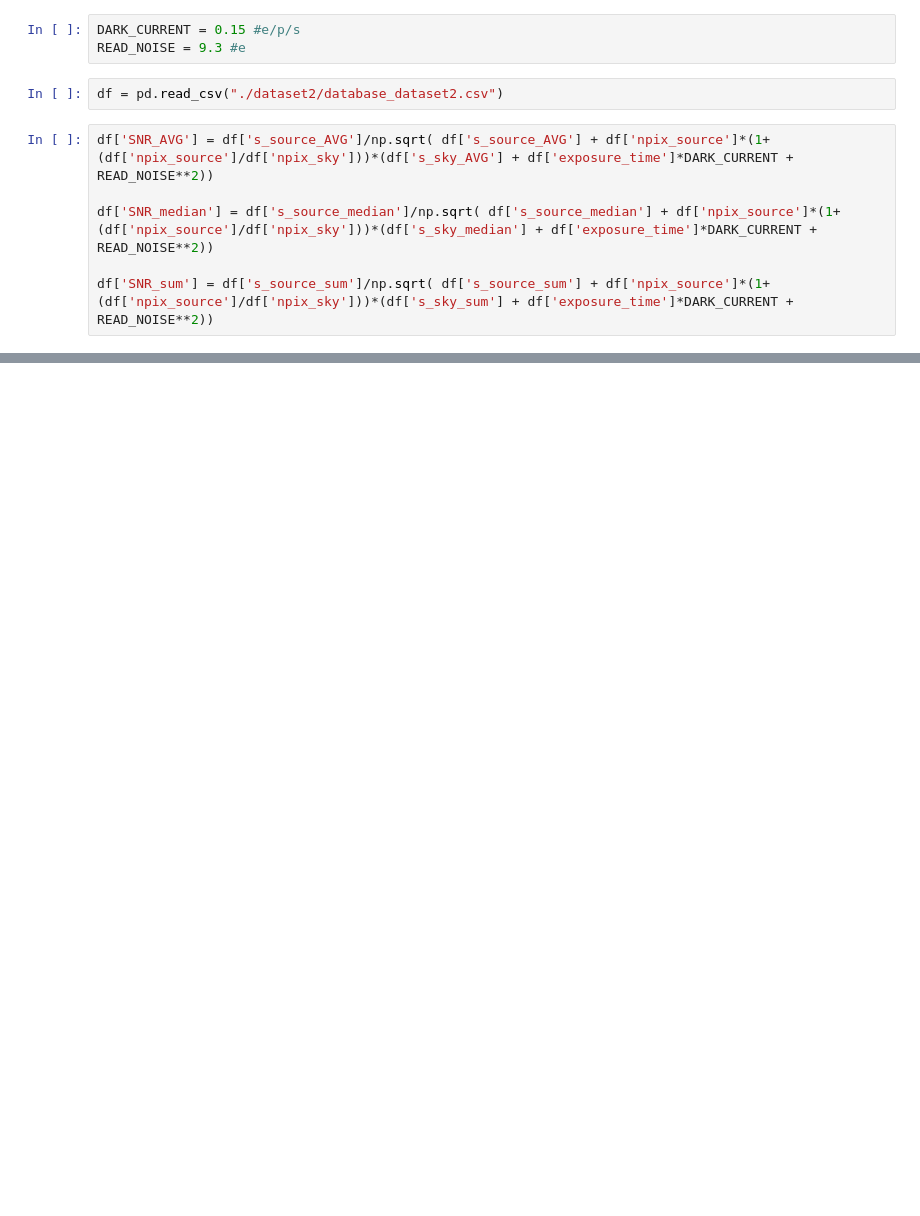
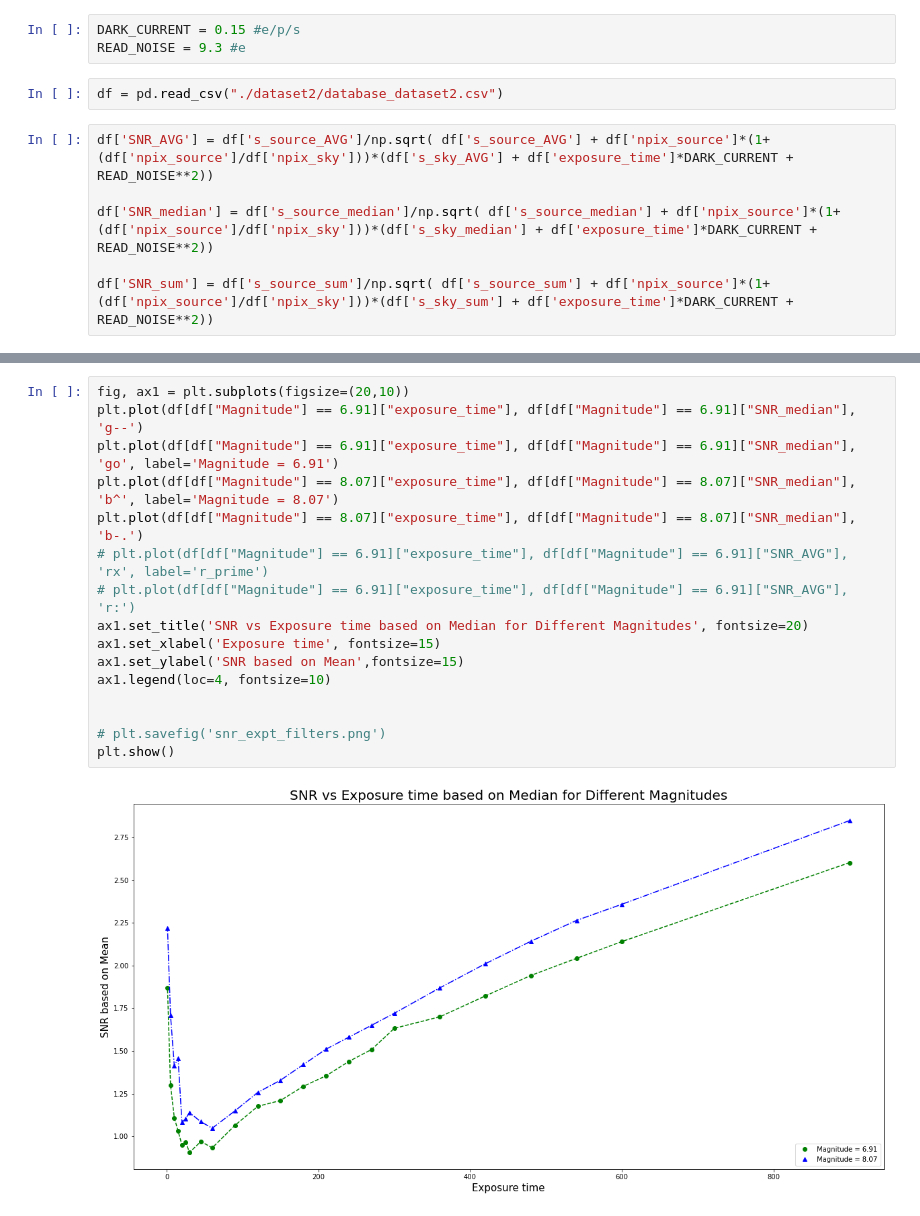
Before and after one commit to halehhajizadeh/SNR-and-Exposure, a Jupyter notebook: SNR_Magnitude.ipynb, the cells around one changed output, grey strips where cells are left out. Cells and saved outputs as stored; diff of their text form; blank space fills up the shorter version.

```diff
--- a/SNR_Magnitude.ipynb
+++ b/SNR_Magnitude.ipynb
@@ -52,0 +40,18 @@ plt.show()
+# %%
+fig, ax1 = plt.subplots(figsize=(20,10))
+plt.plot(df[df["Magnitude"] == 6.91]["exposure_time"], df[df["Magnitude"] == 6.91]["SNR_median"], 'g--')
+plt.plot(df[df["Magnitude"] == 6.91]["exposure_time"], df[df["Magnitude"] == 6.91]["SNR_median"], 'go', label='Magnitude = 6.91')
+plt.plot(df[df["Magnitude"] == 8.07]["exposure_time"], df[df["Magnitude"] == 8.07]["SNR_median"], 'b^', label='Magnitude = 8.07')
+plt.plot(df[df["Magnitude"] == 8.07]["exposure_time"], df[df["Magnitude"] == 8.07]["SNR_median"], 'b-.')
+# plt.plot(df[df["Magnitude"] == 6.91]["exposure_time"], df[df["Magnitude"] == 6.91]["SNR_AVG"], 'rx', label='r_prime')
+# plt.plot(df[df["Magnitude"] == 6.91]["exposure_time"], df[df["Magnitude"] == 6.91]["SNR_AVG"], 'r:')
+ax1.set_title('SNR vs Exposure time based on Median for Different Magnitudes', fontsize=20)
+ax1.set_xlabel('Exposure time', fontsize=15)
+ax1.set_ylabel('SNR based on Mean',fontsize=15)
+ax1.legend(loc=4, fontsize=10)
+
+
+# plt.savefig('snr_expt_filters.png')
+plt.show()
+# %% [output]
+[figure, added]
```
Also changed, not shown: parts of 4 cells of this notebook.
